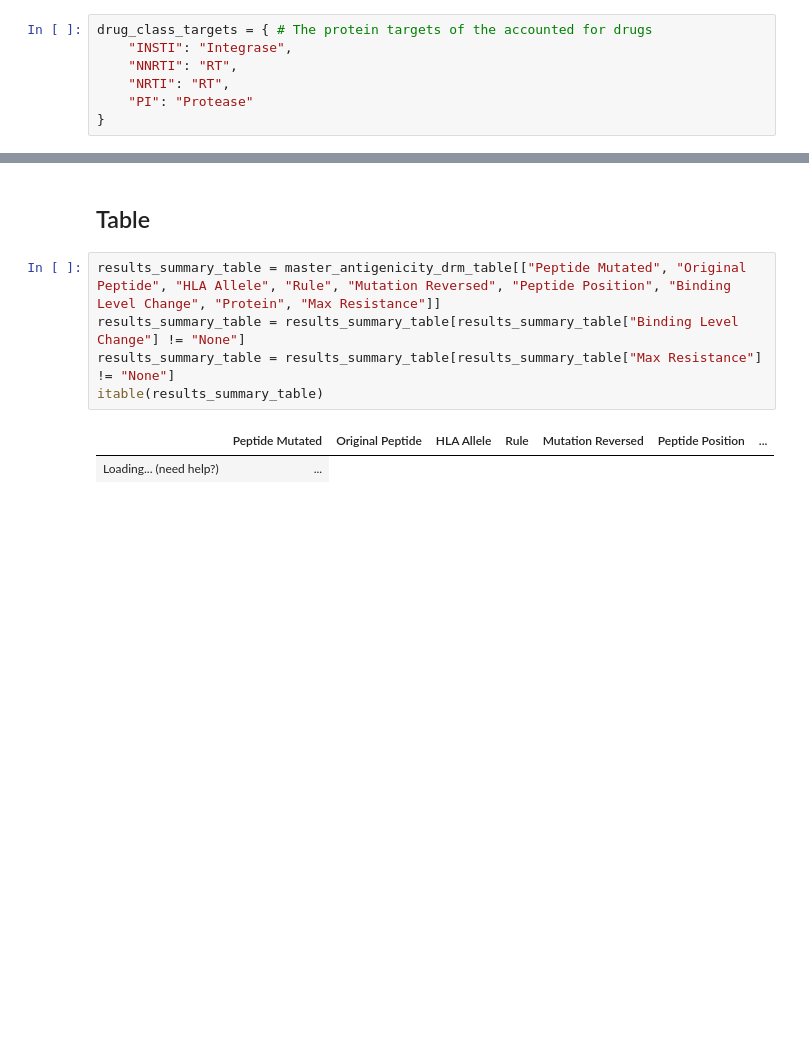
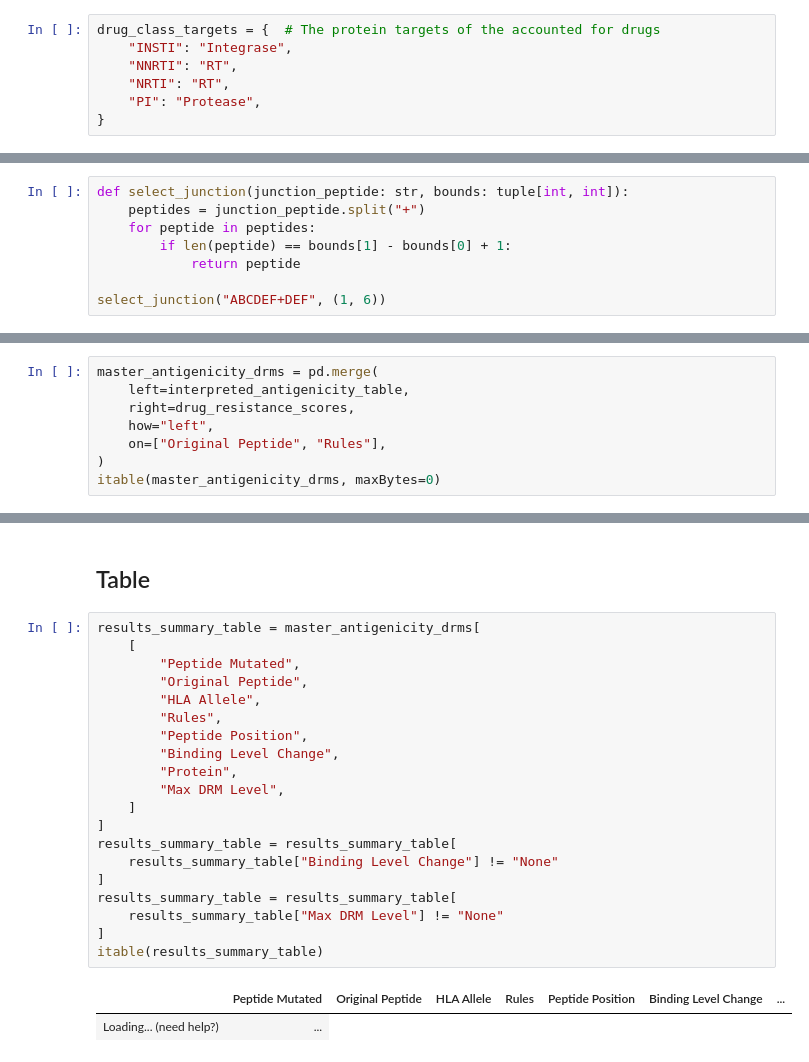
Before and after one commit to RealYHD/BCB430, a Jupyter notebook: Effects of DRM Mutations on Epitope Antigenicity.ipynb, the cells around one changed output, grey strips where cells are left out. Saved outputs shown, nothing was run; the diff lists cells and outputs as text; blank space fills up the shorter version.

```diff
--- a/Effects of DRM Mutations on Epitope Antigenicity.ipynb
+++ b/Effects of DRM Mutations on Epitope Antigenicity.ipynb
@@ -41,11 +43,11 @@ These scores are typically used as a sum of a given sequence, however, we will b
 
 Further more, we will convert the mutation coordinates to those of the HIV-1 HXB2 reference genome.
 # %%
-drug_class_targets = { # The protein targets of the accounted for drugs
+drug_class_targets = {  # The protein targets of the accounted for drugs
     "INSTI": "Integrase",
     "NNRTI": "RT",
     "NRTI": "RT",
-    "PI": "Protease"
+    "PI": "Protease",
 }
 # %%
 drm_scores = {}
@@ -332,0 +430,8 @@ generate_epitopes(original_epitope="DTGADDTVLEEMNLPGRW", epitope_bounds=(81, 98)
+# %%
+def select_junction(junction_peptide: str, bounds: tuple[int, int]):
+    peptides = junction_peptide.split("+")
+    for peptide in peptides:
+        if len(peptide) == bounds[1] - bounds[0] + 1:
+            return peptide
+
+select_junction("ABCDEF+DEF", (1, 6))
@@ -443,0 +592,8 @@ itable(master_antigenicity_drm_table, maxBytes=0)
+# %%
+master_antigenicity_drms = pd.merge(
+    left=interpreted_antigenicity_table,
+    right=drug_resistance_scores,
+    how="left",
+    on=["Original Peptide", "Rules"],
+)
+itable(master_antigenicity_drms, maxBytes=0)
@@ -446,10 +605,25 @@ itable(master_antigenicity_drm_table, maxBytes=0)
 # %% [markdown]
 ## Table
 # %%
-results_summary_table = master_antigenicity_drm_table[["Peptide Mutated", "Original Peptide", "HLA Allele", "Rule", "Mutation Reversed", "Peptide Position", "Binding Level Change", "Protein", "Max Resistance"]]
-results_summary_table = results_summary_table[results_summary_table["Binding Level Change"] != "None"]
-results_summary_table = results_summary_table[results_summary_table["Max Resistance"] != "None"]
+results_summary_table = master_antigenicity_drms[
+    [
+        "Peptide Mutated",
+        "Original Peptide",
+        "HLA Allele",
+        "Rules",
+        "Peptide Position",
+        "Binding Level Change",
+        "Protein",
+        "Max DRM Level",
+    ]
+]
+results_summary_table = results_summary_table[
+    results_summary_table["Binding Level Change"] != "None"
+]
+results_summary_table = results_summary_table[
+    results_summary_table["Max DRM Level"] != "None"
+]
 itable(results_summary_table)
 # %% [output]
-|  | Peptide Mutated | Original Peptide | HLA Allele | Rule | Mutation Reversed | Peptide Position | ... |
+|  | Peptide Mutated | Original Peptide | HLA Allele | Rules | Peptide Position | Binding Level Change | ... |
 | Loading... (need help?) | ... |
```
Also changed, not shown: parts of 14 cells of this notebook, 2 other files.
